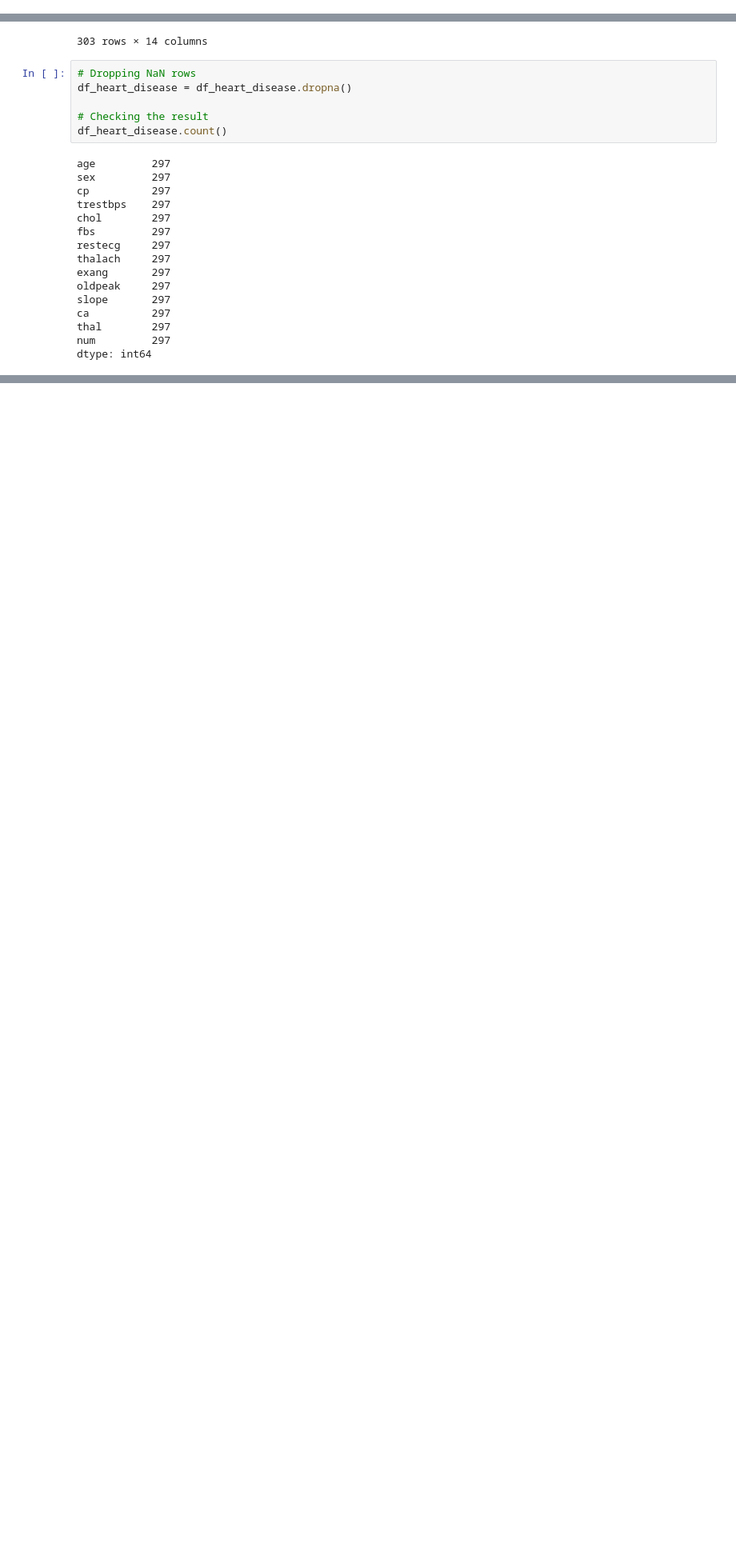
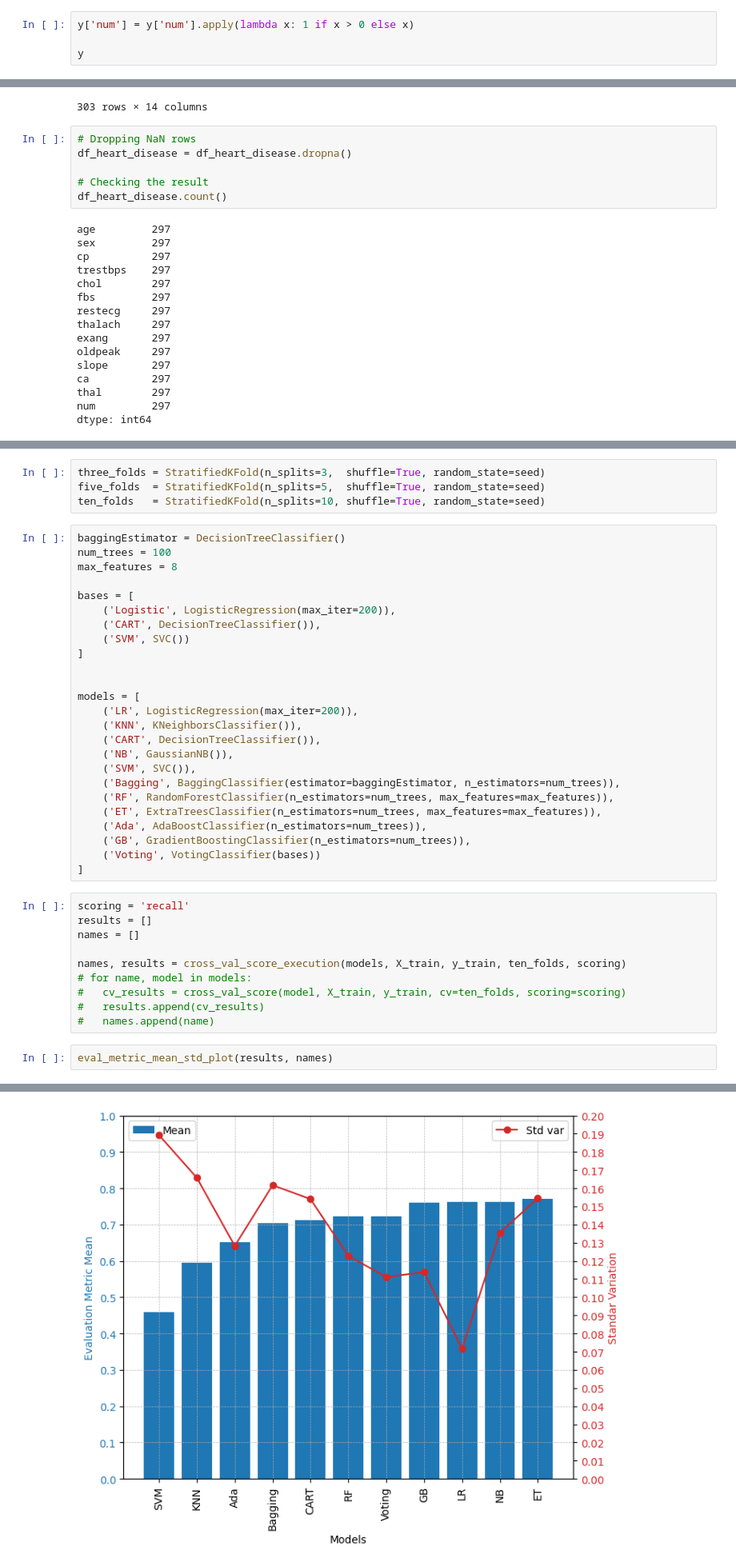
Before and after one commit to fangnes/pucrio_data_science_and_analytics, a Jupyter notebook: MVP_Machine_Learning_&_Analytics.ipynb, the cells around one changed output, grey strips where cells are left out. Shown: that part at 80% size. Saved outputs shown, nothing was run; the diff lists cells and outputs as text; blank space fills up the shorter version.

```diff
--- a/MVP_Machine_Learning_&_Analytics.ipynb
+++ b/MVP_Machine_Learning_&_Analytics.ipynb
@@ -125,3 +238,7 @@ y
 | 301 | 1 |
 | 302 | 0 |
 303 rows × 1 columns
+# %%
+y['num'] = y['num'].apply(lambda x: 1 if x > 0 else x)
+
+y
@@ -208,0 +378,42 @@ array([[63. ,  1. ,  1. , ...,  2.3,  3. ,  0. ],
+# %%
+three_folds = StratifiedKFold(n_splits=3,  shuffle=True, random_state=seed)
+five_folds  = StratifiedKFold(n_splits=5,  shuffle=True, random_state=seed)
+ten_folds   = StratifiedKFold(n_splits=10, shuffle=True, random_state=seed)
+# %%
+baggingEstimator = DecisionTreeClassifier()
+num_trees = 100
+max_features = 8
+
+bases = [
+    ('Logistic', LogisticRegression(max_iter=200)),
+    ('CART', DecisionTreeClassifier()),
+    ('SVM', SVC())
+]
+
+
+models = [
+    ('LR', LogisticRegression(max_iter=200)),
+    ('KNN', KNeighborsClassifier()),
+    ('CART', DecisionTreeClassifier()),
+    ('NB', GaussianNB()),
+    ('SVM', SVC()),
+    ('Bagging', BaggingClassifier(estimator=baggingEstimator, n_estimators=num_trees)),
+    ('RF', RandomForestClassifier(n_estimators=num_trees, max_features=max_features)),
+    ('ET', ExtraTreesClassifier(n_estimators=num_trees, max_features=max_features)),
+    ('Ada', AdaBoostClassifier(n_estimators=num_trees)),
+    ('GB', GradientBoostingClassifier(n_estimators=num_trees)),
+    ('Voting', VotingClassifier(bases))
+]
+# %%
+scoring = 'recall'
+results = []
+names = []
+
+names, results = cross_val_score_execution(models, X_train, y_train, ten_folds, scoring)
+# for name, model in models:
+#   cv_results = cross_val_score(model, X_train, y_train, cv=ten_folds, scoring=scoring)
+#   results.append(cv_results)
+#   names.append(name)
+# %%
+eval_metric_mean_std_plot(results, names)
+# %% [output]
@@ -208,0 +431 @@ array([[63. ,  1. ,  1. , ...,  2.3,  3. ,  0. ],
+[figure, added]
```
Also changed, not shown: parts of 21 cells of this notebook.
